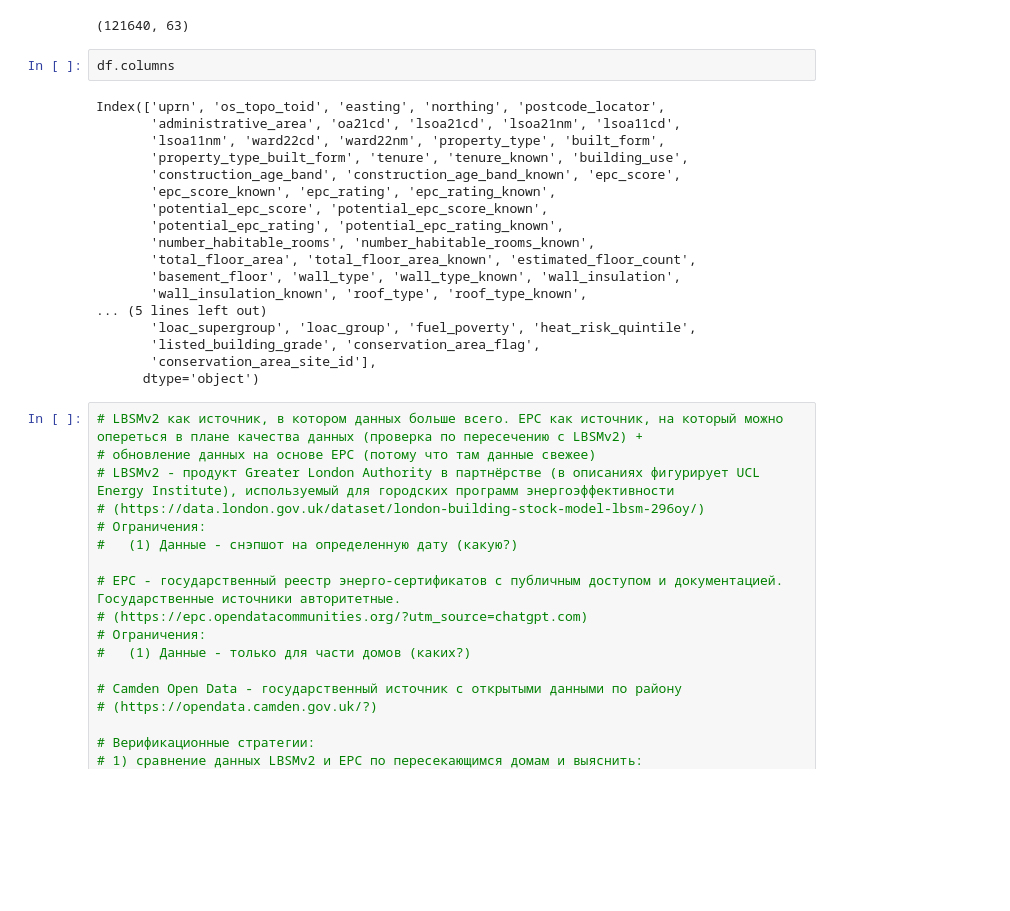
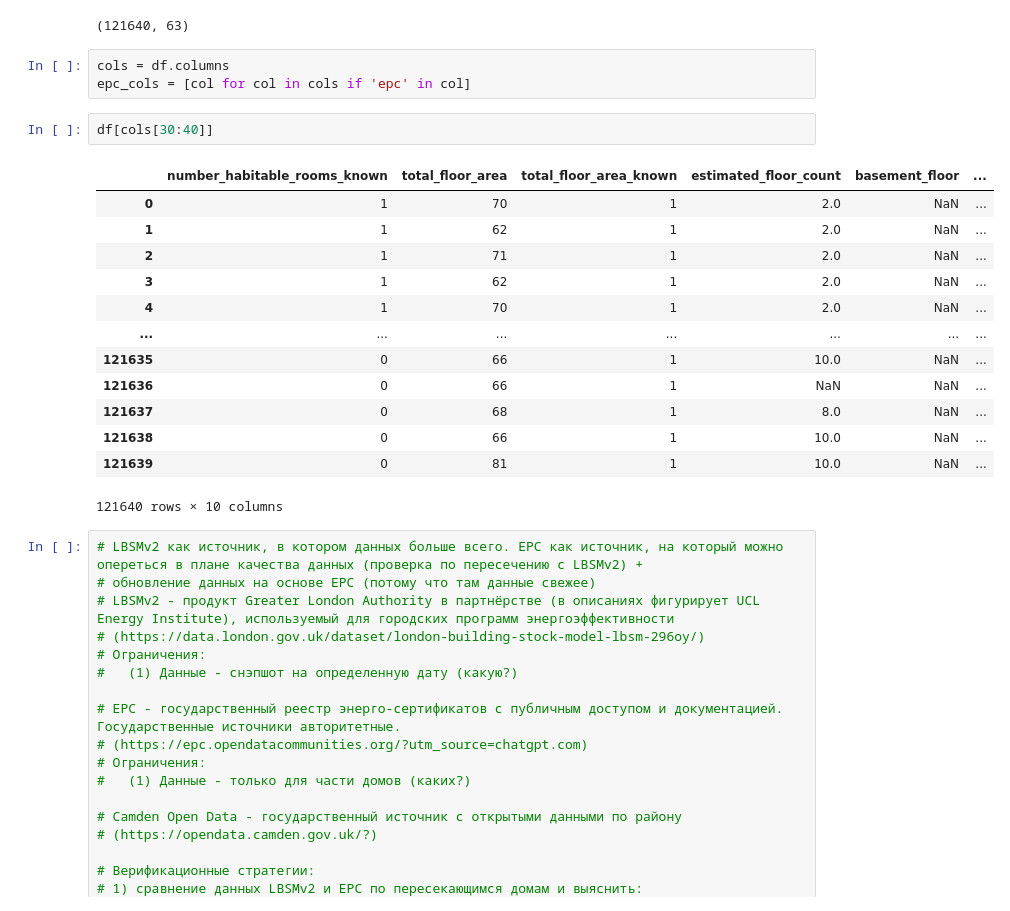
Before and after one commit to vslsoo/camden-retrofit-potential-mapping, a Jupyter notebook: notebooks/01_data_sources.ipynb, the cells around one changed output. Cells and saved outputs as stored; diff of their text form; blank space fills up the shorter version.

```diff
--- a/notebooks/01_data_sources.ipynb
+++ b/notebooks/01_data_sources.ipynb
@@ -54,25 +54,24 @@ df.shape
 # %% [output]
 (121640, 63)
 # %%
-df.columns
+cols = df.columns
+epc_cols = [col for col in cols if 'epc' in col]
-# %% [output]
-Index(['uprn', 'os_topo_toid', 'easting', 'northing', 'postcode_locator',
-       'administrative_area', 'oa21cd', 'lsoa21cd', 'lsoa21nm', 'lsoa11cd',
-       'lsoa11nm', 'ward22cd', 'ward22nm', 'property_type', 'built_form',
-       'property_type_built_form', 'tenure', 'tenure_known', 'building_use',
-       'construction_age_band', 'construction_age_band_known', 'epc_score',
-       'epc_score_known', 'epc_rating', 'epc_rating_known',
-       'potential_epc_score', 'potential_epc_score_known',
-       'potential_epc_rating', 'potential_epc_rating_known',
-       'number_habitable_rooms', 'number_habitable_rooms_known',
-       'total_floor_area', 'total_floor_area_known', 'estimated_floor_count',
-       'basement_floor', 'wall_type', 'wall_type_known', 'wall_insulation',
-       'wall_insulation_known', 'roof_type', 'roof_type_known',
-... (5 lines left out)
-       'loac_supergroup', 'loac_group', 'fuel_poverty', 'heat_risk_quintile',
-       'listed_building_grade', 'conservation_area_flag',
-       'conservation_area_site_id'],
-      dtype='object')
+# %%
+df[cols[30:40]]
+# %% [output]
+|  | number_habitable_rooms_known | total_floor_area | total_floor_area_known | estimated_floor_count | basement_floor | ... |
+| 0 | 1 | 70 | 1 | 2.0 | NaN | ... |
+| 1 | 1 | 62 | 1 | 2.0 | NaN | ... |
+| 2 | 1 | 71 | 1 | 2.0 | NaN | ... |
+| 3 | 1 | 62 | 1 | 2.0 | NaN | ... |
+| 4 | 1 | 70 | 1 | 2.0 | NaN | ... |
+| ... | ... | ... | ... | ... | ... | ... |
+| 121635 | 0 | 66 | 1 | 10.0 | NaN | ... |
+| 121636 | 0 | 66 | 1 | NaN | NaN | ... |
+| 121637 | 0 | 68 | 1 | 8.0 | NaN | ... |
+| 121638 | 0 | 66 | 1 | 10.0 | NaN | ... |
+| 121639 | 0 | 81 | 1 | 10.0 | NaN | ... |
+121640 rows × 10 columns
 # %%
 # LBSMv2 как источник, в котором данных больше всего. EPC как источник, на который можно опереться в плане качества данных (проверка по пересечению с LBSMv2) +
 # обновление данных на основе EPC (потому что там данные свежее)
```
Also changed, not shown: parts of 3 cells of this notebook, 1 other file.
